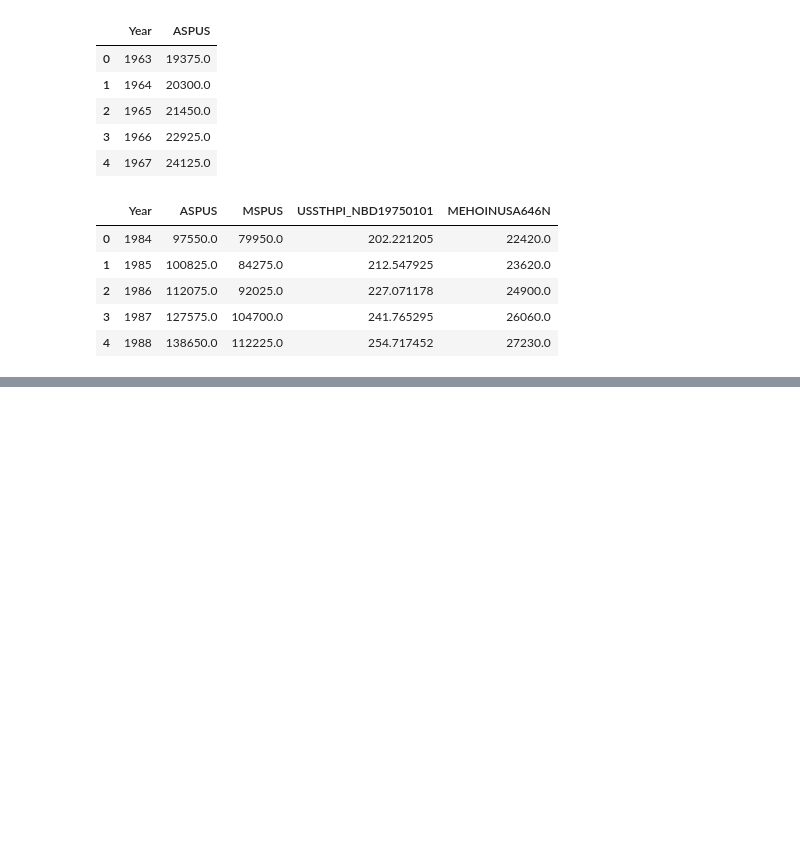
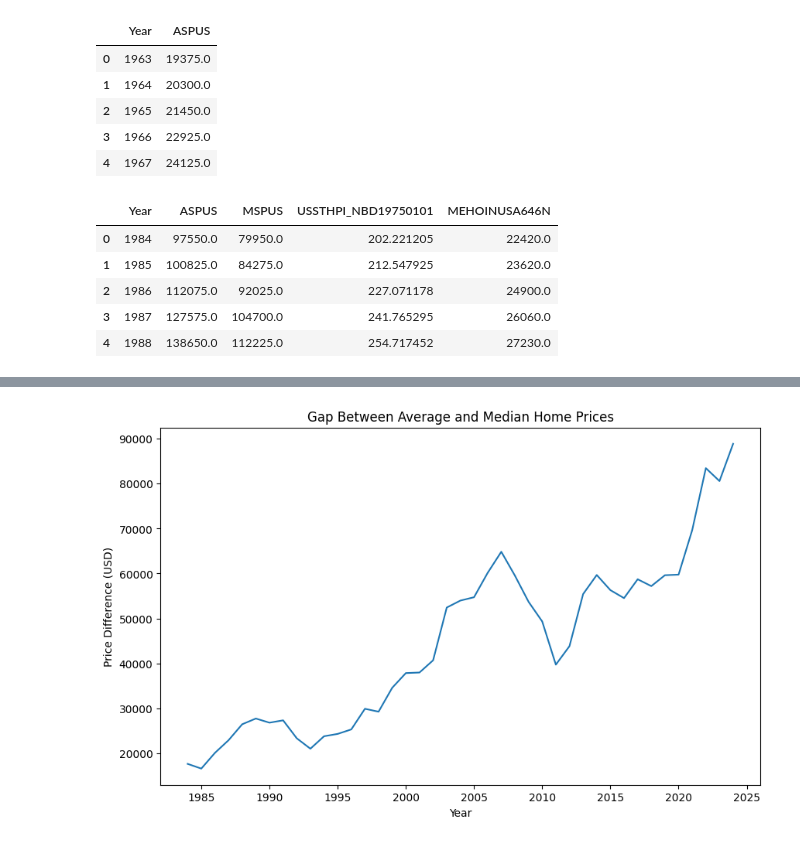
Before and after one commit to Aashu-P/Housing-Prices-and-Income, a Jupyter notebook: housing_income.ipynb, the cells around one changed output, grey strips where cells are left out. Saved outputs shown, nothing was run; the diff lists cells and outputs as text; code cells hidden in the pictures; blank space fills up the shorter version.

```diff
--- a/housing_income.ipynb
+++ b/housing_income.ipynb
@@ -109,0 +188,10 @@ merged.head()
+# %%
+plt.figure(figsize=(10,6))
+
+sns.lineplot(data=merged, x='Year', y='Avg_Median_Gap')
+
+plt.title('Gap Between Average and Median Home Prices')
+plt.ylabel('Price Difference (USD)')
+plt.show()
+# %% [output]
+[figure, added]
```
Also changed, not shown: parts of 14 cells of this notebook.
